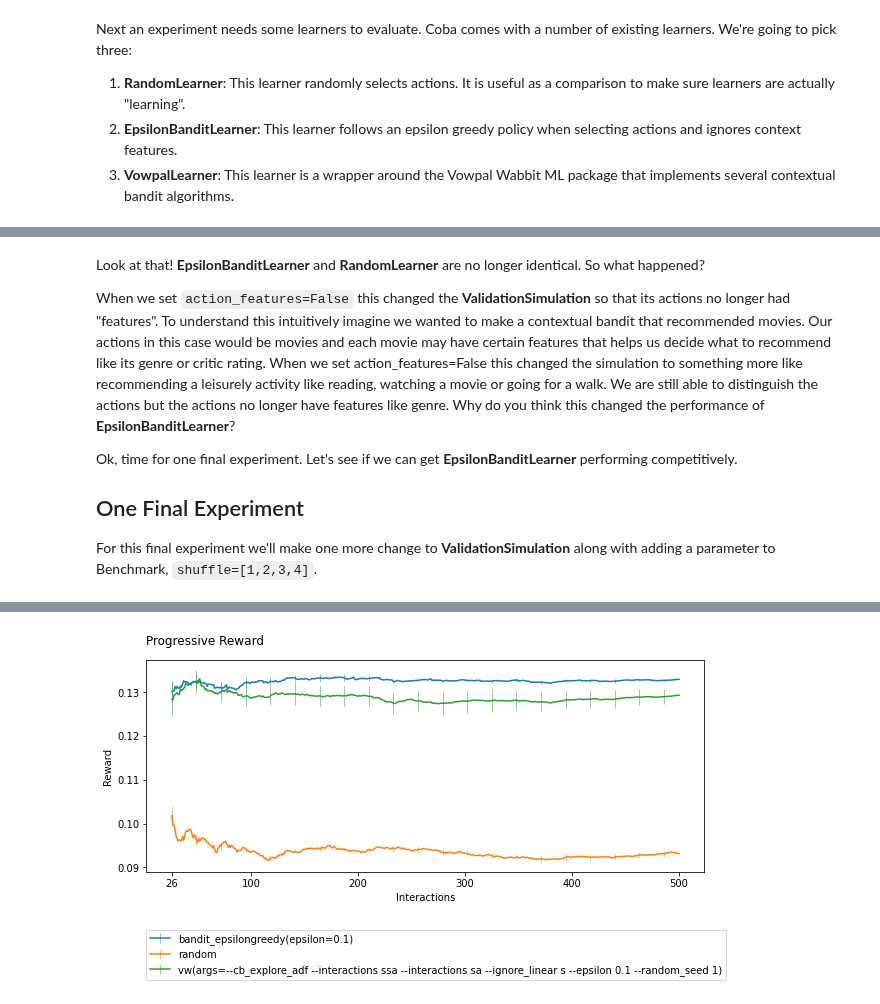
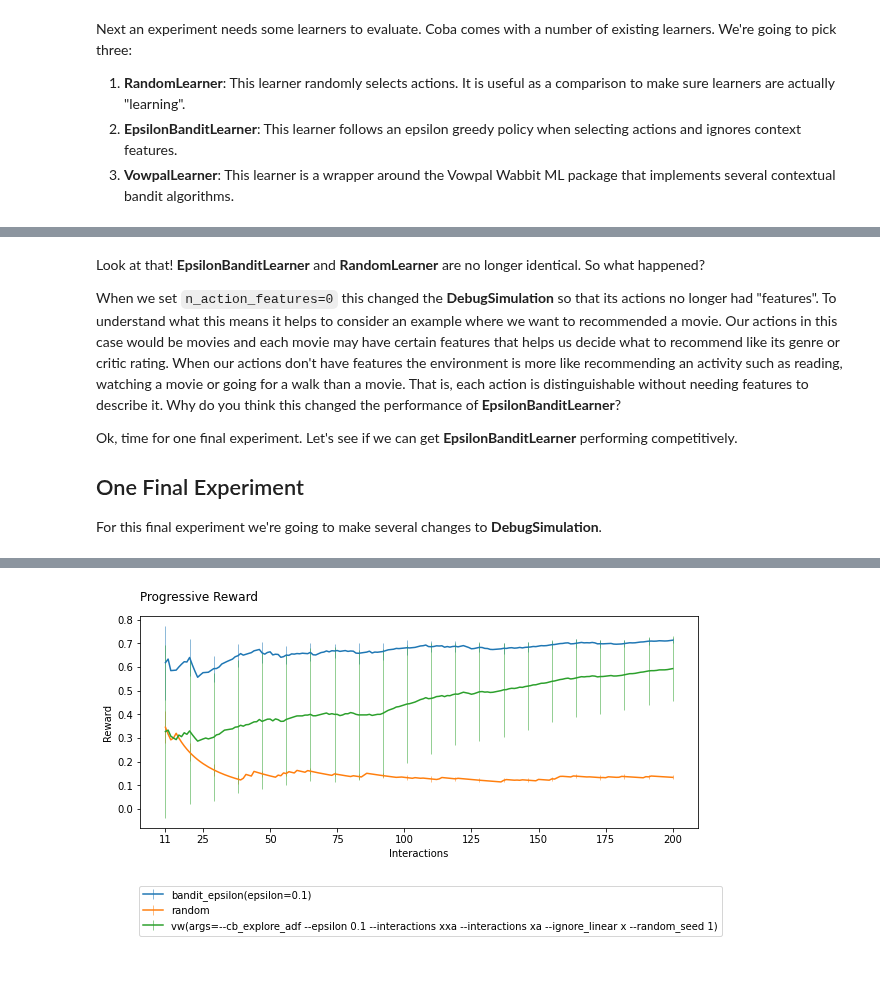
Before and after one commit to VowpalWabbit/coba, a Jupyter notebook: examples/notebooks/First Experiment.ipynb, the cells around one changed output, grey strips where cells are left out. Drawn from its saved outputs; the diff is of its cells as text; code cells hidden in the pictures; blank space fills up the shorter version.

Commit message:
Several bug fixes and updated example notebooks.

```diff
--- a/examples/notebooks/First Experiment.ipynb
+++ b/examples/notebooks/First Experiment.ipynb
@@ -72,18 +83,28 @@ Benchmark(simulations).evaluate(learners).plot_learners()
 # %% [markdown]
 Look at that! **EpsilonBanditLearner** and **RandomLearner** are no longer identical. So what happened?
 
-When we set `action_features=False` this changed the **ValidationSimulation** so that its actions no longer had "features". To understand this intuitively imagine we wanted to make a contextual bandit that recommended movies. Our actions in this case would be movies and each movie may have certain features that helps us decide what to recommend like its genre or critic rating. When we set action_features=False this changed the simulation to something more like recommending a leisurely activity like reading, watching a movie or going for a walk. We are still able to distinguish the actions but the actions no longer have features like genre. Why do you think this changed the performance of **EpsilonBanditLearner**?
+When we set `n_action_features=0` this changed the **DebugSimulation** so that its actions no longer had "features". To understand what this means it helps to consider an example where we want to recommended a movie. Our actions in this case would be movies and each movie may have certain features that helps us decide what to recommend like its genre or critic rating. When our actions don't have features the environment is more like recommending an activity such as reading, watching a movie or going for a walk than a movie. That is, each action is distinguishable without needing features to describe it. Why do you think this changed the performance of **EpsilonBanditLearner**?
 
 Ok, time for one final experiment. Let's see if we can get **EpsilonBanditLearner** performing competitively.
 
 ## One Final Experiment
-For this final experiment we'll make one more change to **ValidationSimulation** along with adding a parameter to Benchmark, `shuffle=[1,2,3,4]`.
+For this final experiment we're going to make several changes to **DebugSimulation**.
 # %%
-from coba.experiments import Benchmark
+from coba.environments import Environments
+from coba.learners     import RandomLearner, EpsilonBanditLearner, VowpalLearner
+from coba.experiments  import Experiment
 
-simulations = [ValidationSimulation(action_features=False, context_features=False)]
-learners    = [RandomLearner(), EpsilonBanditLearner(0.1), VowpalLearner()]
+base_environment = Environments.from_debug(
+    n_interactions=200,
+    n_actions=10,
+    n_context_features=0,
+    n_action_features=0,
+    r_noise_var=1/100
+)
 
-result = Benchmark(simulations, shuffle=[1,2,3,4]).evaluate(learners)
-result.plot_learners(err='se')
+environments = base_environment.shuffle([1,2,3,4,5]).binary()
+learners     = [ RandomLearner(), EpsilonBanditLearner(0.1), VowpalLearner() ]
+
+result = Experiment(environments, learners).evaluate()
+result.plot_learners(err='sd')
 # %% [output]
@@ -107,4 +128,4 @@ result.plot_learners(err='se')
-[figure, old version]
+[figure, new version]
 # %% [markdown]
 Wow, there was a lot more output that time. We'll come back to that in a second but first, look at that plot. Our underdog, **EpsilonBanditLearner** is finally hanging with the big boys. With context_features and action_features turned off we're now evaluating against a multi-armed bandit simulation. This is actually what bandit algorithms are designed for and sure enough we can see **EpsilonBanditLearner** performs well in this simulation.
 
```
Also changed, not shown: parts of 13 cells of this notebook, 17 other files.
